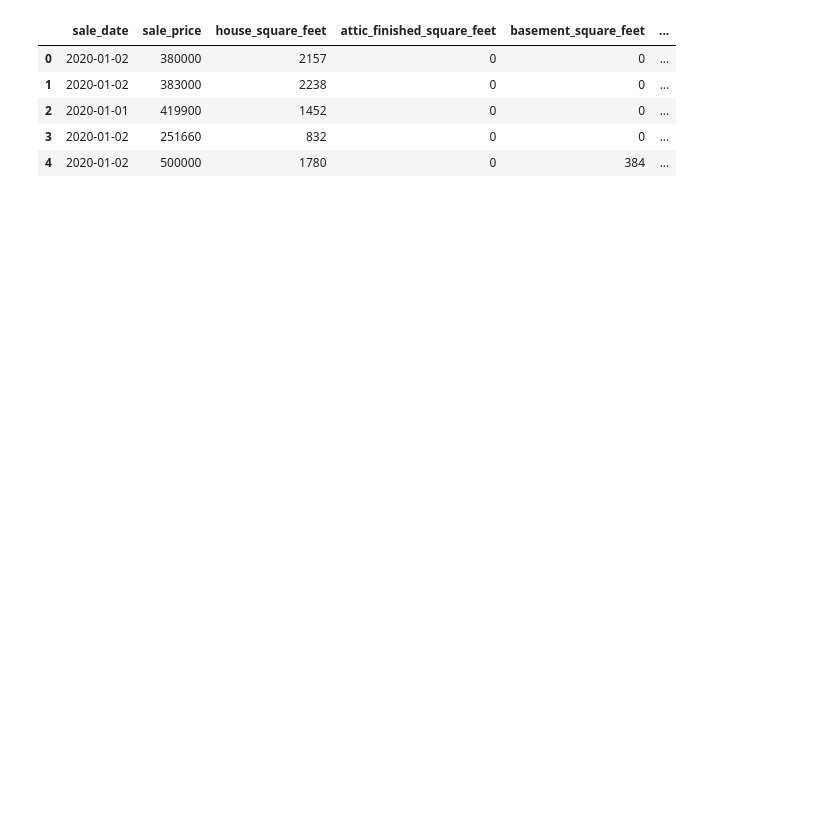
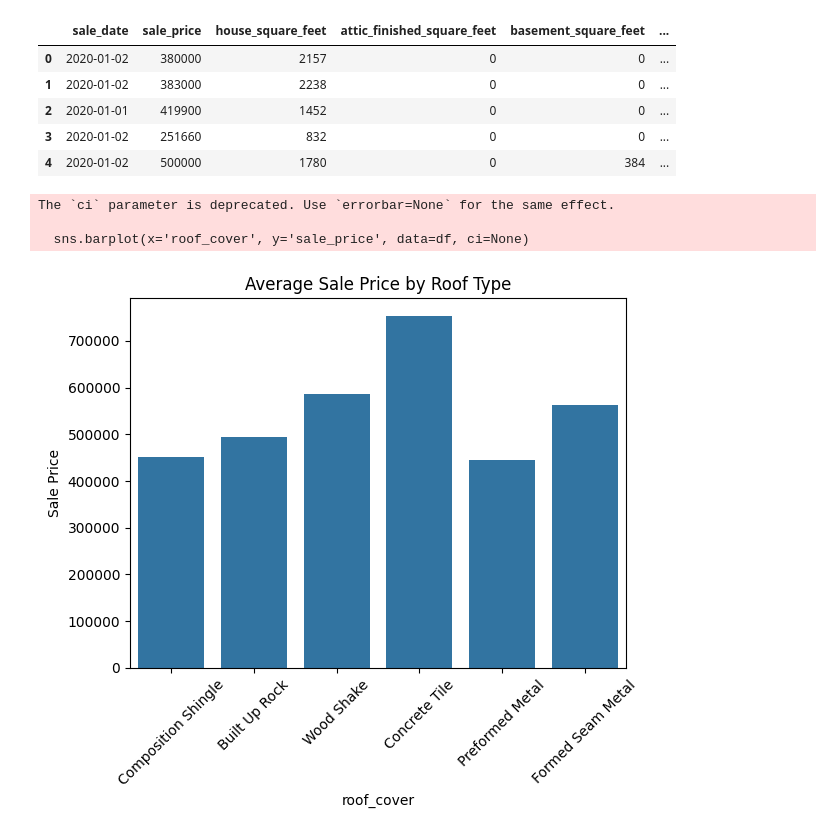
Before and after one commit to splitneutron/lab_hedonic_pricing, a Jupyter notebook: lab_notebook.ipynb, the cells around one changed output. Saved outputs shown, nothing was run; the diff lists cells and outputs as text; code cells hidden in the pictures; blank space fills up the shorter version.

```diff
--- a/lab_notebook.ipynb
+++ b/lab_notebook.ipynb
@@ -21,8 +25,8 @@ import pandas as pd
 import numpy as np
 import matplotlib.pyplot as plt
 import seaborn as sns
-df = pd.read_csv('pierce_county_house_sales.csv')
-df.head()
+df = pd.read_csv('/content/lab_hedonic_pricing/data/pierce_county_house_sales.csv')
+display(df.head())
 # %% [output]
 |  | sale_date | sale_price | house_square_feet | attic_finished_square_feet | basement_square_feet | ... |
 | 0 | 2020-01-02 | 380000 | 2157 | 0 | 0 | ... |
@@ -30,3 +34,18 @@ df.head()
 | 2 | 2020-01-01 | 419900 | 1452 | 0 | 0 | ... |
 | 3 | 2020-01-02 | 251660 | 832 | 0 | 0 | ... |
 | 4 | 2020-01-02 | 500000 | 1780 | 0 | 384 | ... |
+# %%
+import matplotlib.pyplot as plt
+import seaborn as sns
+
+# average sale price by roof type
+sns.barplot(x='roof_cover', y='sale_price', data=df, ci=None)
+plt.title('Average Sale Price by Roof Type')
+plt.xticks(rotation=45)
+plt.ylabel('Sale Price')
+plt.show()
+# %% [output]
+The `ci` parameter is deprecated. Use `errorbar=None` for the same effect.
+
+  sns.barplot(x='roof_cover', y='sale_price', data=df, ci=None)
+[figure, added]
```
Also changed, not shown: parts of 1 cell of this notebook.
